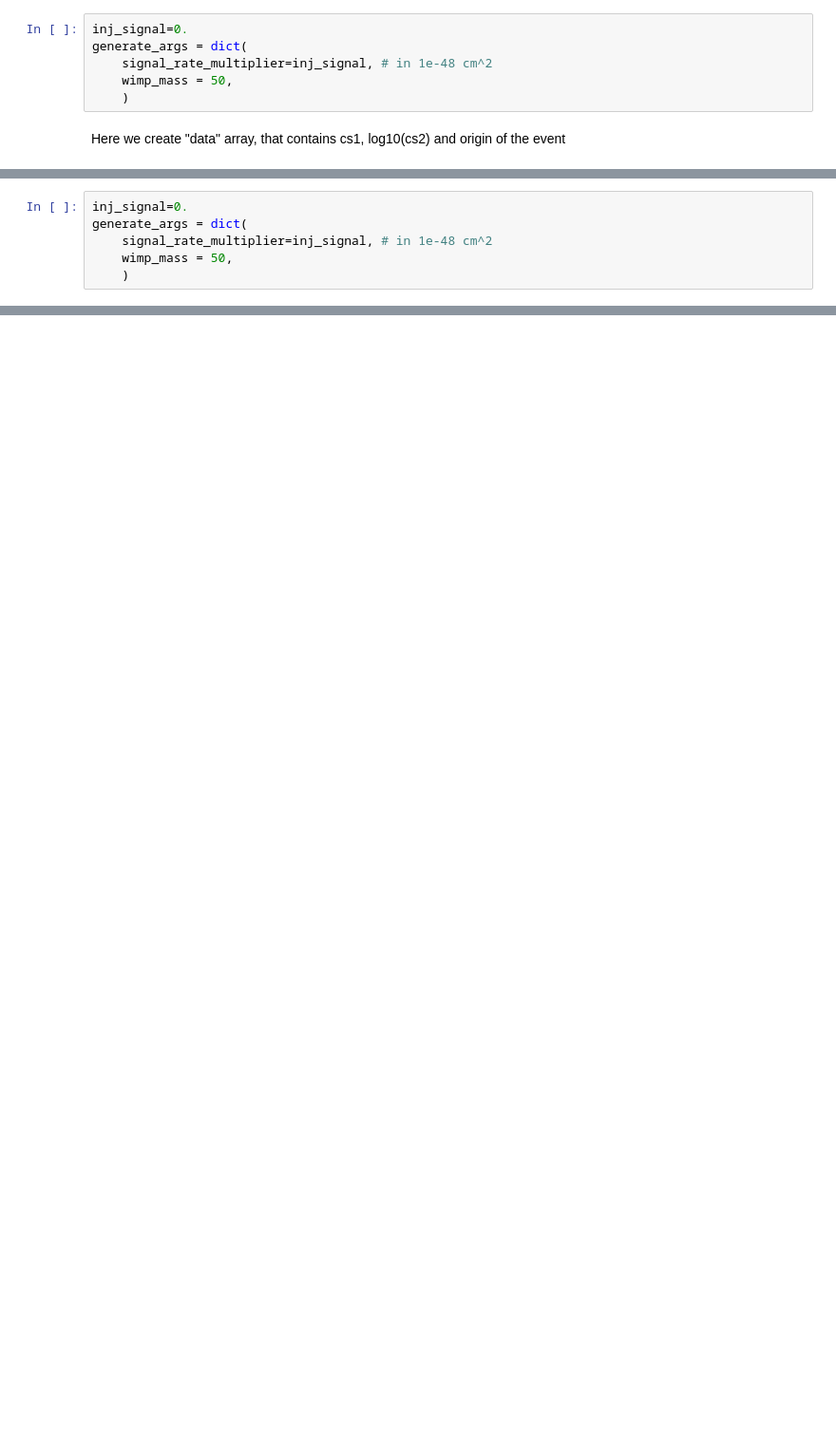
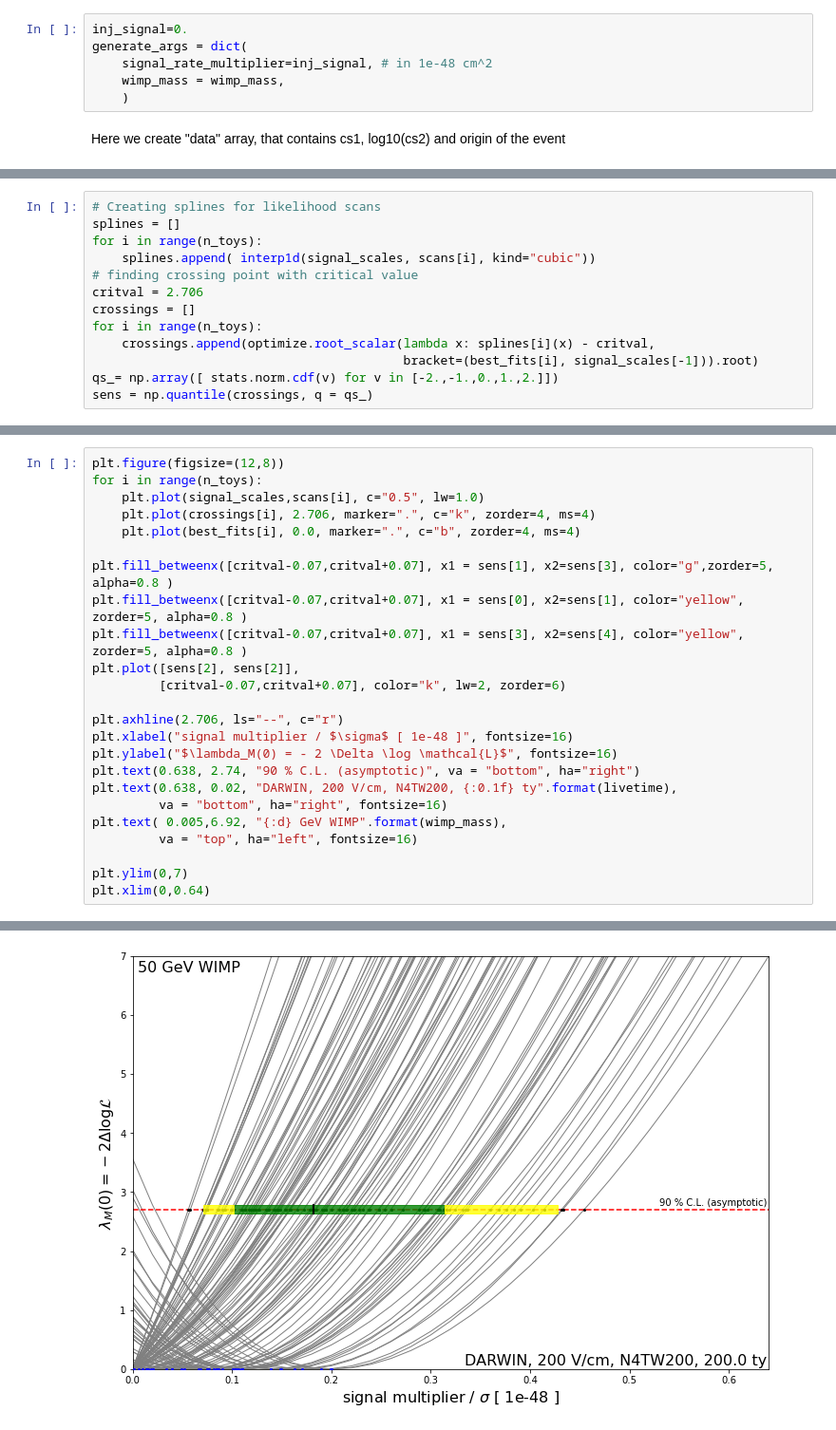
Before and after one commit to jpienaar13/darwin_binference, a Jupyter notebook: notebooks/DARWIN_binference_toys.ipynb, the cells around one changed output, grey strips where cells are left out. Shown: that part at 95% size. Drawn from its saved outputs; the diff is of its cells as text; blank space fills up the shorter version.

```diff
--- a/notebooks/DARWIN_binference_toys.ipynb
+++ b/notebooks/DARWIN_binference_toys.ipynb
@@ -61,7 +63,7 @@ exp_binference
 inj_signal=0.
 generate_args = dict(
     signal_rate_multiplier=inj_signal, # in 1e-48 cm^2
-    wimp_mass = 50,
+    wimp_mass = wimp_mass,
     )
 # %% [markdown]
 Here we create "data" array, that contains cs1, log10(cs2) and origin of the event
@@ -88,6 +93,0 @@ let's generate events in background only hypothesis needed for sensitivity studi
-# %%
-inj_signal=0.
-generate_args = dict(
-    signal_rate_multiplier=inj_signal, # in 1e-48 cm^2
-    wimp_mass = 50,
-    )
@@ -171,0 +167,13 @@ Text(0.5, 0, 'Cross section [ 1e-48 ]')
+# %%
+# Creating splines for likelihood scans
+splines = []
+for i in range(n_toys):
+    splines.append( interp1d(signal_scales, scans[i], kind="cubic"))
+# finding crossing point with critical value
+critval = 2.706
+crossings = []
+for i in range(n_toys):
+    crossings.append(optimize.root_scalar(lambda x: splines[i](x) - critval,
+                                          bracket=(best_fits[i], signal_scales[-1])).root)
+qs_= np.array([ stats.norm.cdf(v) for v in [-2.,-1.,0.,1.,2.]])
+sens = np.quantile(crossings, q = qs_)
@@ -171,0 +182,25 @@ Text(0.5, 0, 'Cross section [ 1e-48 ]')
+# %%
+plt.figure(figsize=(12,8))
+for i in range(n_toys):
+    plt.plot(signal_scales,scans[i], c="0.5", lw=1.0)
+    plt.plot(crossings[i], 2.706, marker=".", c="k", zorder=4, ms=4)
+    plt.plot(best_fits[i], 0.0, marker=".", c="b", zorder=4, ms=4)
+
+plt.fill_betweenx([critval-0.07,critval+0.07], x1 = sens[1], x2=sens[3], color="g",zorder=5, alpha=0.8 )
+plt.fill_betweenx([critval-0.07,critval+0.07], x1 = sens[0], x2=sens[1], color="yellow", zorder=5, alpha=0.8 )
+plt.fill_betweenx([critval-0.07,critval+0.07], x1 = sens[3], x2=sens[4], color="yellow", zorder=5, alpha=0.8 )
+plt.plot([sens[2], sens[2]],
+         [critval-0.07,critval+0.07], color="k", lw=2, zorder=6)
+
+plt.axhline(2.706, ls="--", c="r")
+plt.xlabel("signal multiplier / $\sigma$ [ 1e-48 ]", fontsize=16)
+plt.ylabel("$\lambda_M(0) = - 2 \Delta \log \mathcal{L}$", fontsize=16)
+plt.text(0.638, 2.74, "90 % C.L. (asymptotic)", va = "bottom", ha="right")
+plt.text(0.638, 0.02, "DARWIN, 200 V/cm, N4TW200, {:0.1f} ty".format(livetime),
+         va = "bottom", ha="right", fontsize=16)
+plt.text( 0.005,6.92, "{:d} GeV WIMP".format(wimp_mass),
+         va = "top", ha="left", fontsize=16)
+
+plt.ylim(0,7)
+plt.xlim(0,0.64)
+# %% [output]
@@ -171,0 +210 @@ Text(0.5, 0, 'Cross section [ 1e-48 ]')
+[figure, added]
```
Also changed, not shown: parts of 27 cells of this notebook.
